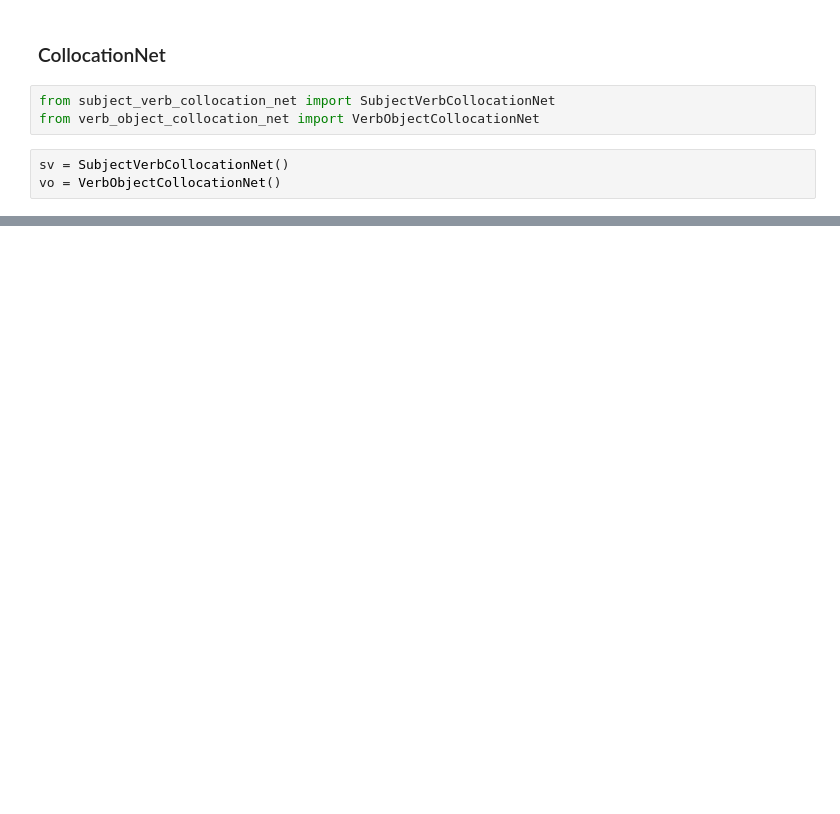
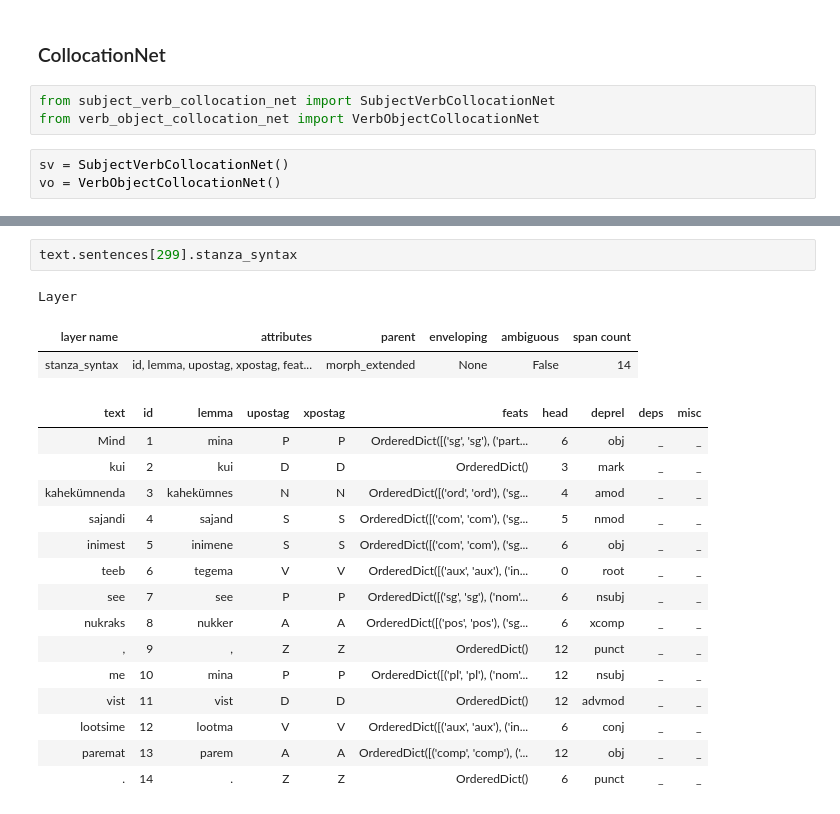
Before and after one commit to estnltk/estnltk, a Jupyter notebook: svo_collocation_from_stanza_exploration.ipynb, the cells around one changed output, grey strips where cells are left out. Cells and saved outputs as stored; diff of their text form; blank space fills up the shorter version.

```diff
--- a/svo_collocation_from_stanza_exploration.ipynb
+++ b/svo_collocation_from_stanza_exploration.ipynb
@@ -290,0 +277,21 @@ Layer
+# %%
+text.sentences[299].stanza_syntax
+# %% [output]
+Layer
+| layer name | attributes | parent | enveloping | ambiguous | span count |
+| stanza_syntax | id, lemma, upostag, xpostag, feat... | morph_extended | None | False | 14 |
+| text | id | lemma | upostag | xpostag | feats | head | deprel | deps | misc |
+| Mind | 1 | mina | P | P | OrderedDict([('sg', 'sg'), ('part... | 6 | obj | _ | _ |
+| kui | 2 | kui | D | D | OrderedDict() | 3 | mark | _ | _ |
+| kahekümnenda | 3 | kahekümnes | N | N | OrderedDict([('ord', 'ord'), ('sg... | 4 | amod | _ | _ |
+| sajandi | 4 | sajand | S | S | OrderedDict([('com', 'com'), ('sg... | 5 | nmod | _ | _ |
+| inimest | 5 | inimene | S | S | OrderedDict([('com', 'com'), ('sg... | 6 | obj | _ | _ |
+| teeb | 6 | tegema | V | V | OrderedDict([('aux', 'aux'), ('in... | 0 | root | _ | _ |
+| see | 7 | see | P | P | OrderedDict([('sg', 'sg'), ('nom'... | 6 | nsubj | _ | _ |
+| nukraks | 8 | nukker | A | A | OrderedDict([('pos', 'pos'), ('sg... | 6 | xcomp | _ | _ |
+| , | 9 | , | Z | Z | OrderedDict() | 12 | punct | _ | _ |
+| me | 10 | mina | P | P | OrderedDict([('pl', 'pl'), ('nom'... | 12 | nsubj | _ | _ |
+| vist | 11 | vist | D | D | OrderedDict() | 12 | advmod | _ | _ |
+| lootsime | 12 | lootma | V | V | OrderedDict([('aux', 'aux'), ('in... | 6 | conj | _ | _ |
+| paremat | 13 | parem | A | A | OrderedDict([('comp', 'comp'), ('... | 12 | obj | _ | _ |
+| . | 14 | . | Z | Z | OrderedDict() | 6 | punct | _ | _ |
```
Also changed, not shown: parts of 30 cells of this notebook.
